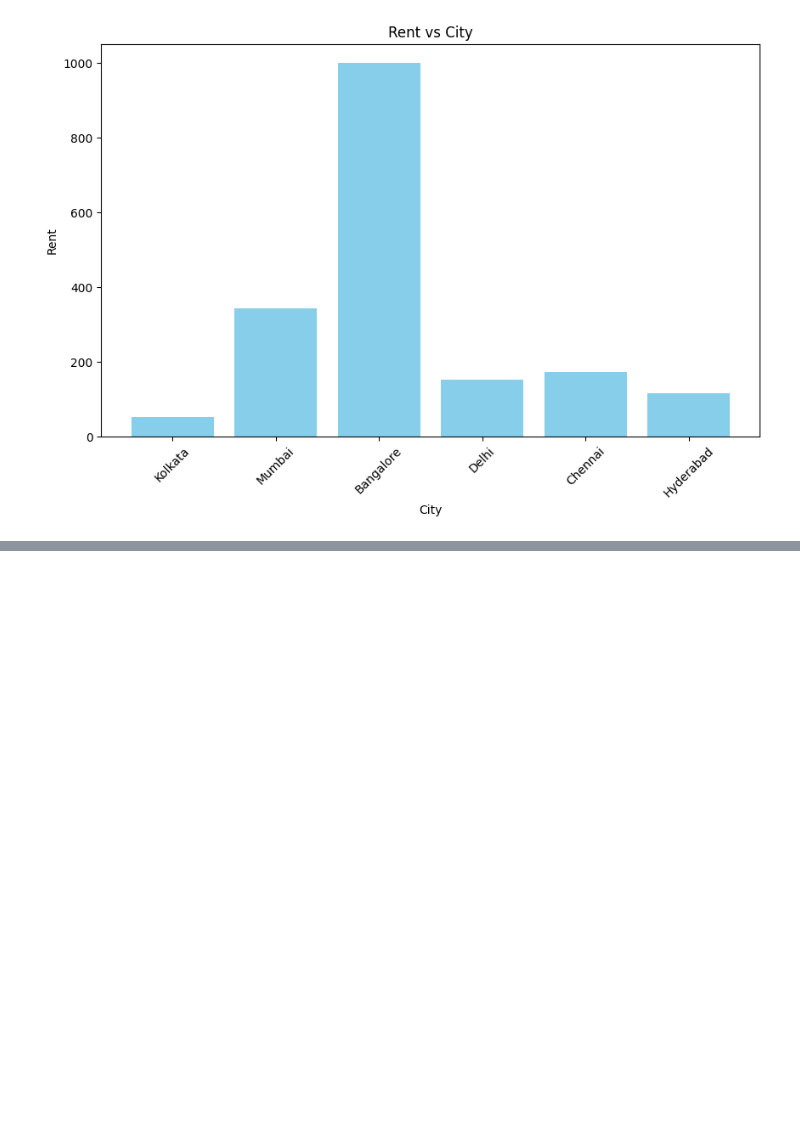
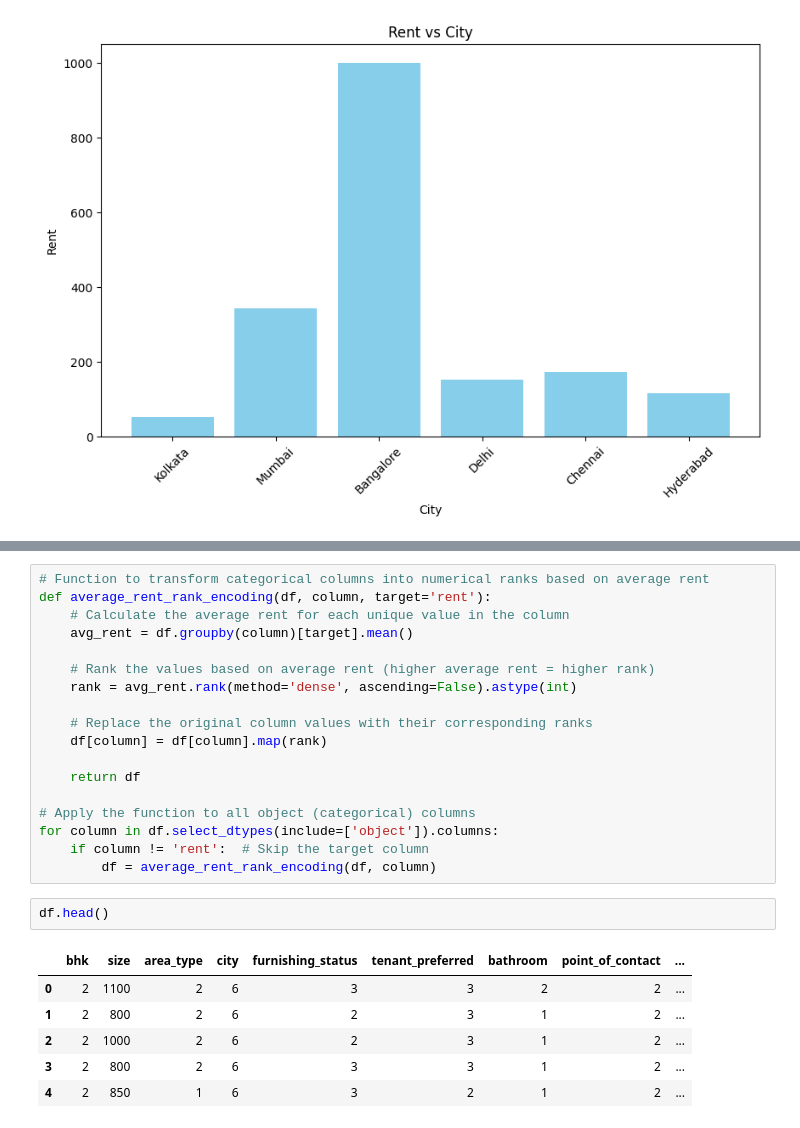
Before and after one commit to peekaboo5149/predictions, a Jupyter notebook: house_price_prediction.ipynb, the cells around one changed output, grey strips where cells are left out. Drawn from its saved outputs; the diff is of its cells as text; blank space fills up the shorter version.

```diff
--- a/house_price_prediction.ipynb
+++ b/house_price_prediction.ipynb
@@ -328,0 +360,27 @@ There is a statistically significant difference in rent across tenant preference
+# %%
+# Function to transform categorical columns into numerical ranks based on average rent
+def average_rent_rank_encoding(df, column, target='rent'):
+    # Calculate the average rent for each unique value in the column
+    avg_rent = df.groupby(column)[target].mean()
+
+    # Rank the values based on average rent (higher average rent = higher rank)
+    rank = avg_rent.rank(method='dense', ascending=False).astype(int)
+
+    # Replace the original column values with their corresponding ranks
+    df[column] = df[column].map(rank)
+
+    return df
+
+# Apply the function to all object (categorical) columns
+for column in df.select_dtypes(include=['object']).columns:
+    if column != 'rent':  # Skip the target column
+        df = average_rent_rank_encoding(df, column)
+# %%
+df.head()
+# %% [output]
+|  | bhk | size | area_type | city | furnishing_status | tenant_preferred | bathroom | point_of_contact | ... |
+| 0 | 2 | 1100 | 2 | 6 | 3 | 3 | 2 | 2 | ... |
+| 1 | 2 | 800 | 2 | 6 | 2 | 3 | 1 | 2 | ... |
+| 2 | 2 | 1000 | 2 | 6 | 2 | 3 | 1 | 2 | ... |
+| 3 | 2 | 800 | 2 | 6 | 3 | 3 | 1 | 2 | ... |
+| 4 | 2 | 850 | 1 | 6 | 3 | 2 | 1 | 2 | ... |
```
Also changed, not shown: parts of 11 cells of this notebook.
